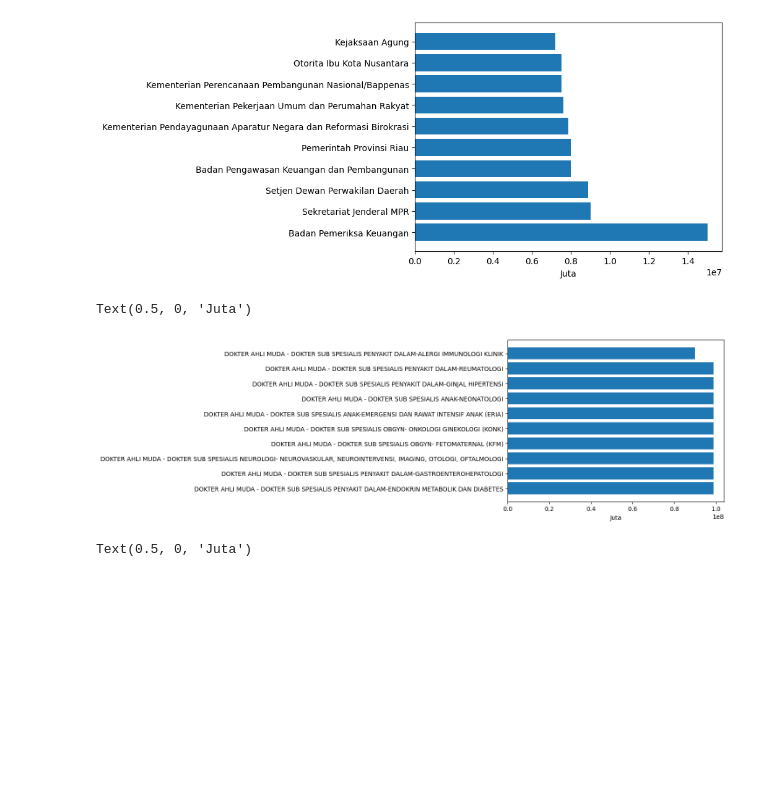
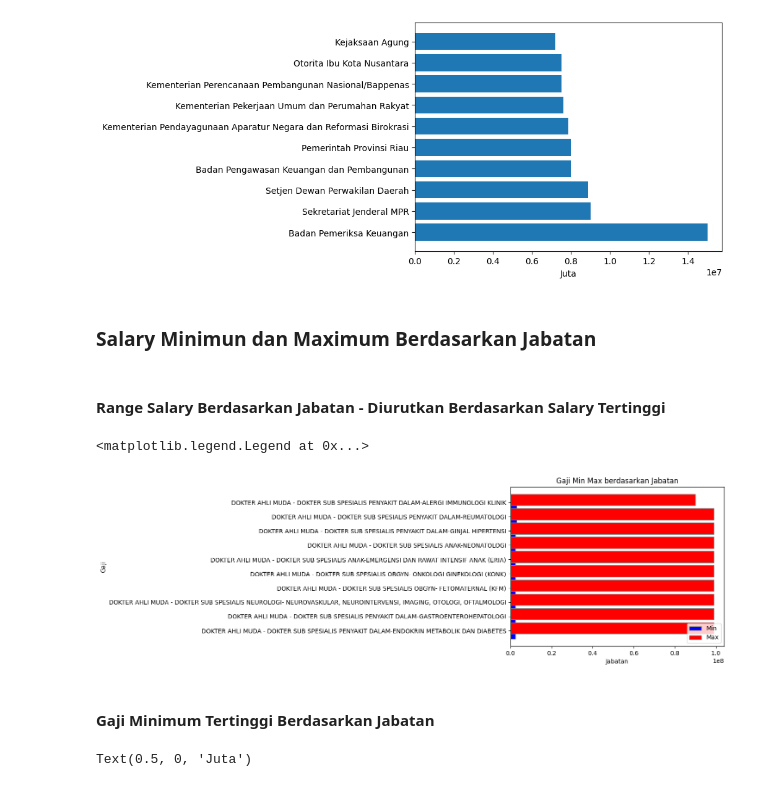
Before and after one commit to nubisub/casn2024-analytic, a Jupyter notebook: main.ipynb, the cells around one changed output. Cells and saved outputs as stored; diff of their text form; code cells hidden in the pictures; blank space fills up the shorter version.

```diff
--- a/main.ipynb
+++ b/main.ipynb
@@ -95,24 +139,40 @@ plt.xlabel('Juta')
 # %% [output]
 Text(0.5, 0, 'Juta')
 [figure]
+# %% [markdown]
+### Salary Minimun dan Maximum Berdasarkan Jabatan
+# %% [markdown]
+#### Range Salary Berdasarkan Jabatan - Diurutkan Berdasarkan Salary Tertinggi
 # %%
-# group by instansi but find the min and max salary\
+# group by jabatan and find the min and max salary
 salaryByJabatan = df_formasi.groupby('jabatan_nm').agg({'gaji_min':'min', 'gaji_max':'max'})
 salaryByJabatan.to_csv('output/salaryMinMaxByJabatan.csv')
 salaryByJabatanMax = salaryByJabatan.sort_values(by='gaji_max', ascending=False)
 # just take the top 10
 salaryByJabatanMax = salaryByJabatanMax[:10]
 salaryByJabatanMax = salaryByJabatanMax.reset_index()
 salaryByJabatanMax['name'] = salaryByJabatanMax['jabatan_nm']
 salaryByJabatanMax['min'] = salaryByJabatanMax['gaji_min']
 salaryByJabatanMax['max'] = salaryByJabatanMax['gaji_max']
 salaryByJabatanMax = salaryByJabatanMax[{'name', 'min', 'max'}]
 salaryByJabatanMax.to_json('output/web/salaryMinMaxByJabatanMax.json', orient='records')
-plt.barh(salaryByJabatanMax['name'][:10], salaryByJabatanMax['max'])
-plt.xlabel('Juta')
+# Plot the graph
+fig, ax = plt.subplots()
+barWidth = 0.35
+r1 = range(len(salaryByJabatanMax))
+r2 = [x + barWidth for x in r1]
+plt.barh(r1, salaryByJabatanMax['min'], color='b', edgecolor='grey', label='Min')
+plt.barh(r2, salaryByJabatanMax['max'], color='r', edgecolor='grey', label='Max')
+plt.xlabel('Jabatan')
+plt.ylabel('Gaji')
+plt.title('Gaji Min Max berdasarkan Jabatan')
+plt.yticks([r + barWidth/2 for r in range(len(salaryByJabatanMax))], salaryByJabatanMax['name'])
+plt.legend()
 # %% [output]
-Text(0.5, 0, 'Juta')
+<matplotlib.legend.Legend at 0x...>
-[figure, old version]
+[figure, new version]
+# %% [markdown]
+#### Gaji Minimum Tertinggi Berdasarkan Jabatan
 # %%
 salaryByJabatanMin = salaryByJabatan.sort_values(by='gaji_min', ascending=False)
 salaryByJabatanMin = salaryByJabatanMin[:10]
```
Also changed, not shown: parts of 15 cells of this notebook, 11 other files.
